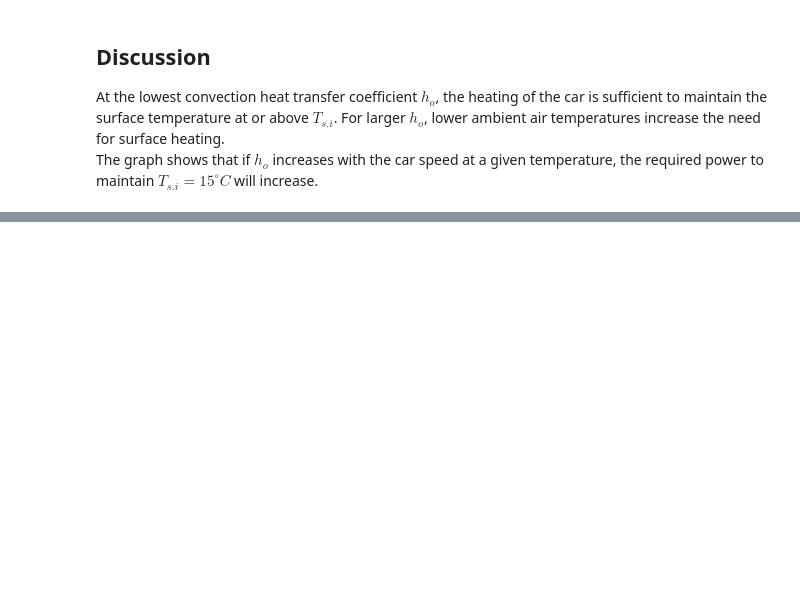
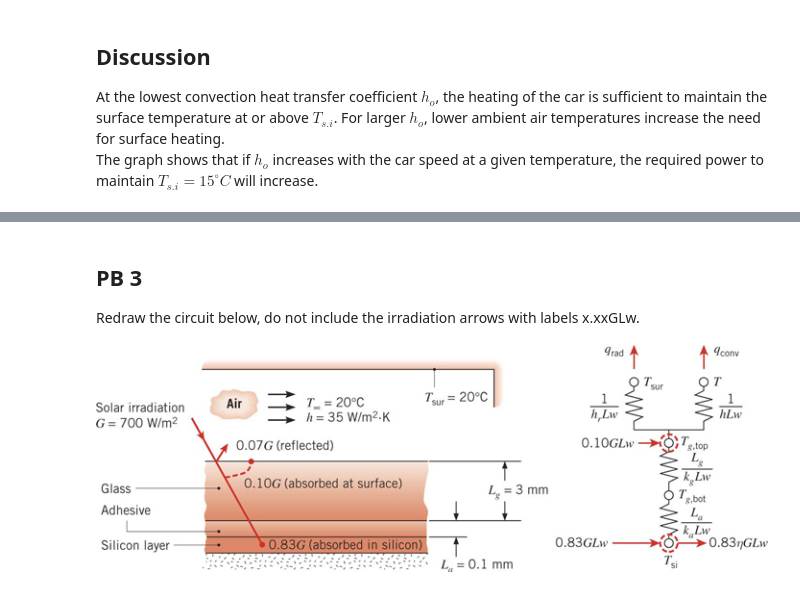
Before and after one commit to yvesdubief/UVM-ME144-Heat-Transfer, a Jupyter notebook: ME144-HW1.ipynb, the cells around one changed output, grey strips where cells are left out. Drawn from its saved outputs; the diff is of its cells as text; code cells hidden in the pictures; blank space fills up the shorter version.

```diff
--- a/ME144-HW1.ipynb
+++ b/ME144-HW1.ipynb
@@ -215,0 +278,7 @@ The graph shows that if $h_o$ increases with the car speed at a given temperatur
+# %% [markdown]
+<h2> PB 3</h2>
+Redraw the circuit below, do not include the irradiation arrows with labels x.xxGLw.
+# %%
+Image(filename='book-figures/boxun_03_07.jpg')
+# %% [output]
+[figure, added]
```
Also changed, not shown: parts of 18 cells of this notebook, 13 other files.
